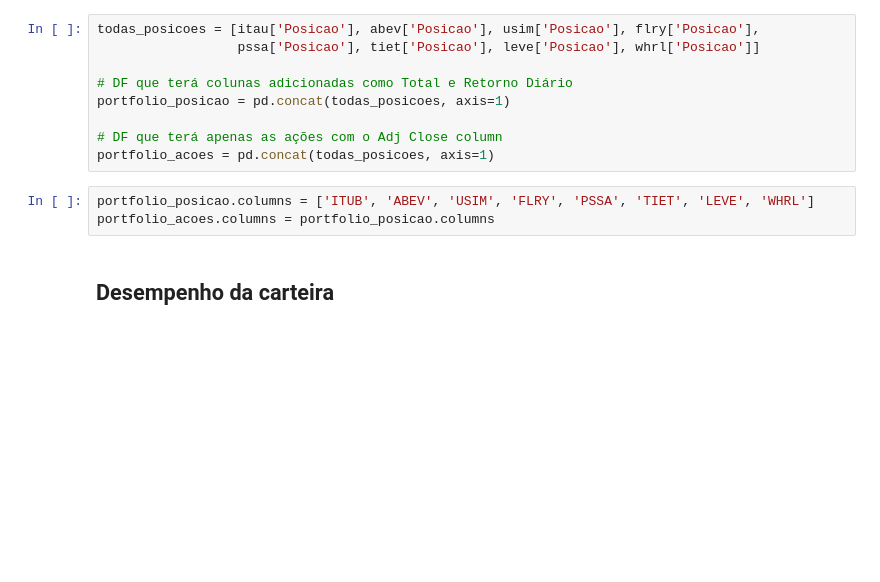
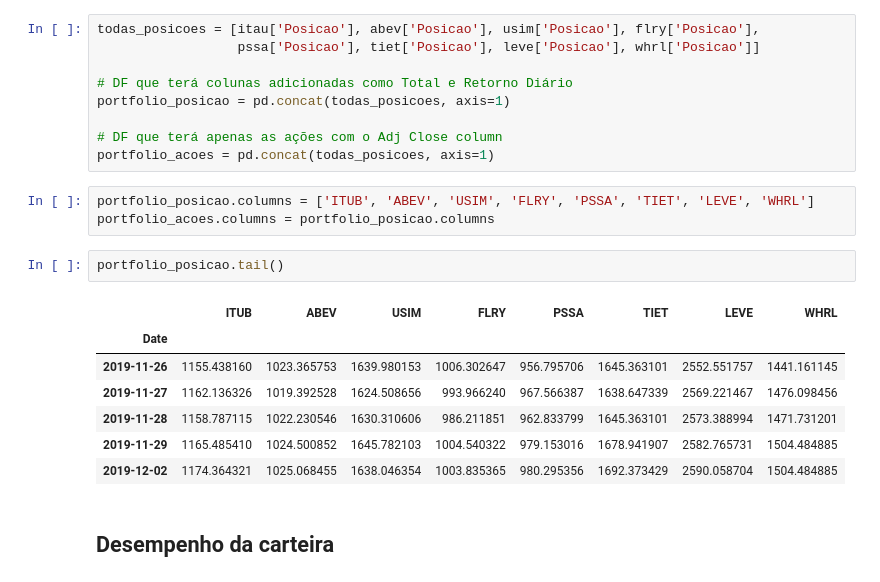
Before and after one commit to albertoivo/nossasrotas-finance, a Jupyter notebook: Analise.ipynb, the cells around one changed output. Cells and saved outputs as stored; diff of their text form; blank space fills up the shorter version.

```diff
--- a/Analise.ipynb
+++ b/Analise.ipynb
@@ -74,6 +59,16 @@ portfolio_acoes = pd.concat(todas_posicoes, axis=1)
 # %%
 portfolio_posicao.columns = ['ITUB', 'ABEV', 'USIM', 'FLRY', 'PSSA', 'TIET', 'LEVE', 'WHRL']
 portfolio_acoes.columns = portfolio_posicao.columns
+# %%
+portfolio_posicao.tail()
+# %% [output]
+|  | ITUB | ABEV | USIM | FLRY | PSSA | TIET | LEVE | WHRL |
+| Date |  |  |  |  |  |  |  |  |
+| 2019-11-26 | 1155.438160 | 1023.365753 | 1639.980153 | 1006.302647 | 956.795706 | 1645.363101 | 2552.551757 | 1441.161145 |
+| 2019-11-27 | 1162.136326 | 1019.392528 | 1624.508656 | 993.966240 | 967.566387 | 1638.647339 | 2569.221467 | 1476.098456 |
+| 2019-11-28 | 1158.787115 | 1022.230546 | 1630.310606 | 986.211851 | 962.833799 | 1645.363101 | 2573.388994 | 1471.731201 |
+| 2019-11-29 | 1165.485410 | 1024.500852 | 1645.782103 | 1004.540322 | 979.153016 | 1678.941907 | 2582.765731 | 1504.484885 |
+| 2019-12-02 | 1174.364321 | 1025.068455 | 1638.046354 | 1003.835365 | 980.295356 | 1692.373429 | 2590.058704 | 1504.484885 |
 # %% [markdown]
 ## Desempenho da carteira
 # %%
```
Also changed, not shown: parts of 11 cells of this notebook, 3 other files.
